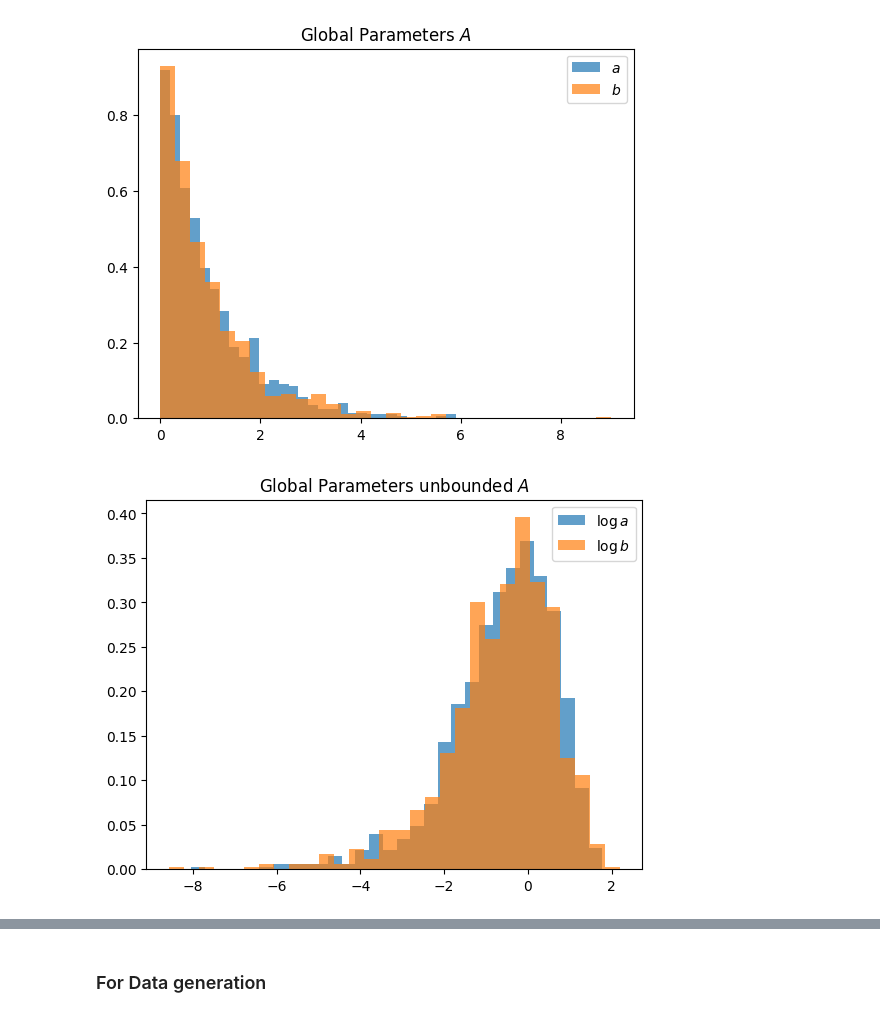
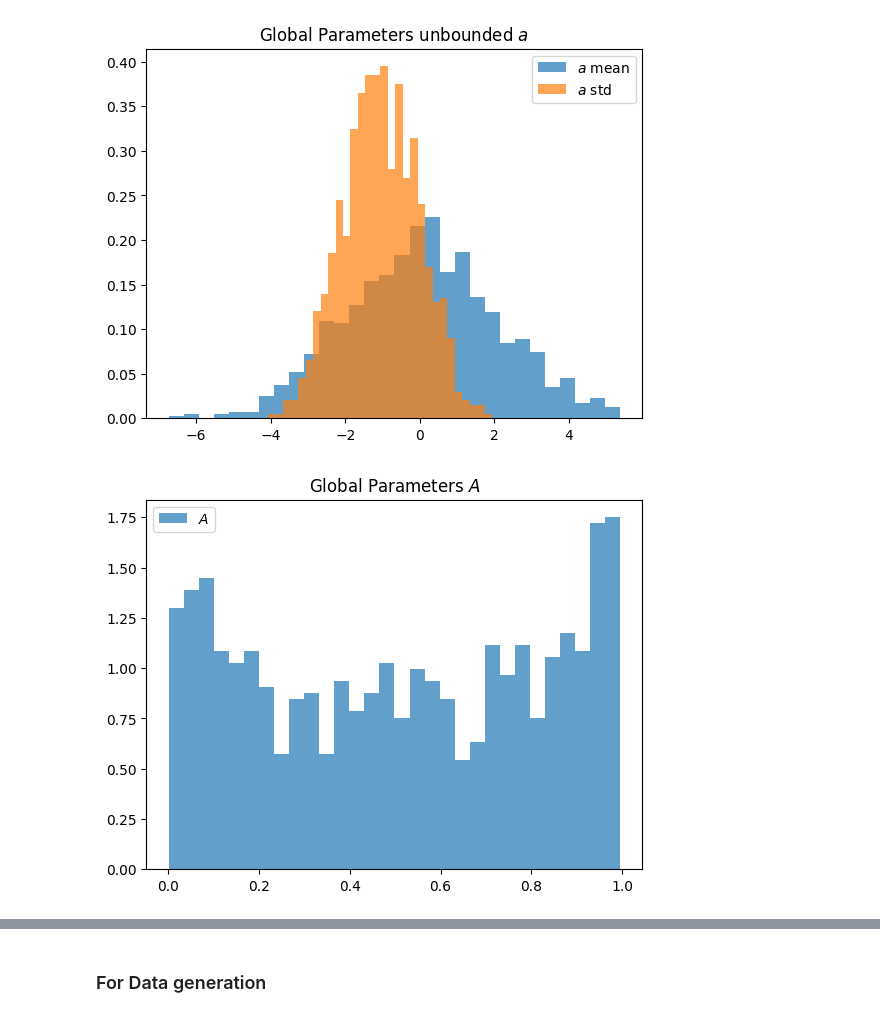
Before and after one commit to bayesflow-org/hierarchical-abi, a Jupyter notebook: problems/FLI/DataGen_HBI.ipynb, the cells around one changed output, grey strips where cells are left out. Saved outputs shown, nothing was run; the diff lists cells and outputs as text; code cells hidden in the pictures.

```diff
--- a/problems/FLI/DataGen_HBI.ipynb
+++ b/problems/FLI/DataGen_HBI.ipynb
@@ -67,8 +67,9 @@ log_tau_G = []
 log_sigma_tau_G = []
 log_delta_tau_G = []
 log_delta_sigma_tau_G = []
-alpha_hyperprior = []
-beta_hyperprior = []
+a_mean = []
+a_std = []
+A_mean = []
 tau_L1_std = []
 tau_L2_std = []
 
@@ -78,8 +79,9 @@ for i in range(n_global_samples):
     log_sigma_tau_G.append(sample['log_sigma_tau_G'])
     log_delta_tau_G.append(sample['log_delta_tau_G'])
     log_delta_sigma_tau_G.append(sample['log_delta_sigma_tau_G'])
-    alpha_hyperprior.append(sample['alpha_hyperprior'])
-    beta_hyperprior.append(sample['beta_hyperprior'])
+    a_mean.append(sample['a_mean'])
+    a_std.append(sample['a_std'])
+    A_mean.append(sample['A_mean'])
     tau_std = prior.get_local_variances()
     tau_L1_std.append(tau_std['tau_L1_std'])
     tau_L2_std.append(tau_std['tau_L2_std'])
@@ -87,8 +89,9 @@ log_tau_G = np.array(log_tau_G)
 log_sigma_tau_G = np.array(log_sigma_tau_G)
 log_delta_tau_G = np.array(log_delta_tau_G)
 log_delta_sigma_tau_G = np.array(log_delta_sigma_tau_G)
-alpha_hyperprior = np.array(alpha_hyperprior)
-beta_hyperprior = np.array(beta_hyperprior)
+a_mean = np.array(a_mean)
+a_std = np.array(a_std)
+A_mean = np.array(A_mean)
 tau_L1_std = np.array(tau_L1_std)
 tau_L2_std = np.array(tau_L2_std)
 
@@ -108,15 +111,14 @@ plt.hist(tau_L2_std, bins=30, alpha=0.7, density=True, label=r'$\sigma_{\tau^G_2
 plt.legend()
 plt.show()
 
-plt.title(r'Global Parameters $A$')
-plt.hist(alpha_hyperprior, bins=30, alpha=0.7, density=True, label=r'$a$')
-plt.hist(beta_hyperprior, bins=30, alpha=0.7, density=True, label=r'$b$')
+plt.title(r'Global Parameters unbounded $a$')
+plt.hist(a_mean, bins=30, alpha=0.7, density=True, label=r'$a$ mean')
+plt.hist(a_std, bins=30, alpha=0.7, density=True, label=r'$a$ std')
 plt.legend()
 plt.show()
 
-plt.title(r'Global Parameters unbounded $A$')
-plt.hist(np.log(alpha_hyperprior), bins=30, alpha=0.7, density=True, label=r'$\log a$')
-plt.hist(np.log(beta_hyperprior), bins=30, alpha=0.7, density=True, label=r'$\log b$')
+plt.title(r'Global Parameters $A$')
+plt.hist(A_mean, bins=30, alpha=0.7, density=True, label=r'$A$')
 plt.legend()
 plt.show()
 # %% [output]
@@ -125,5 +127,5 @@ plt.show()
-[figure, old version]
+[figure, new version]
-[figure, old version]
+[figure, new version]
 # %%
 global_sample = prior.sample_global()
 local_samples = prior.sample_local(1000)
```
Also changed, not shown: parts of 7 cells of this notebook, 3 other files.
